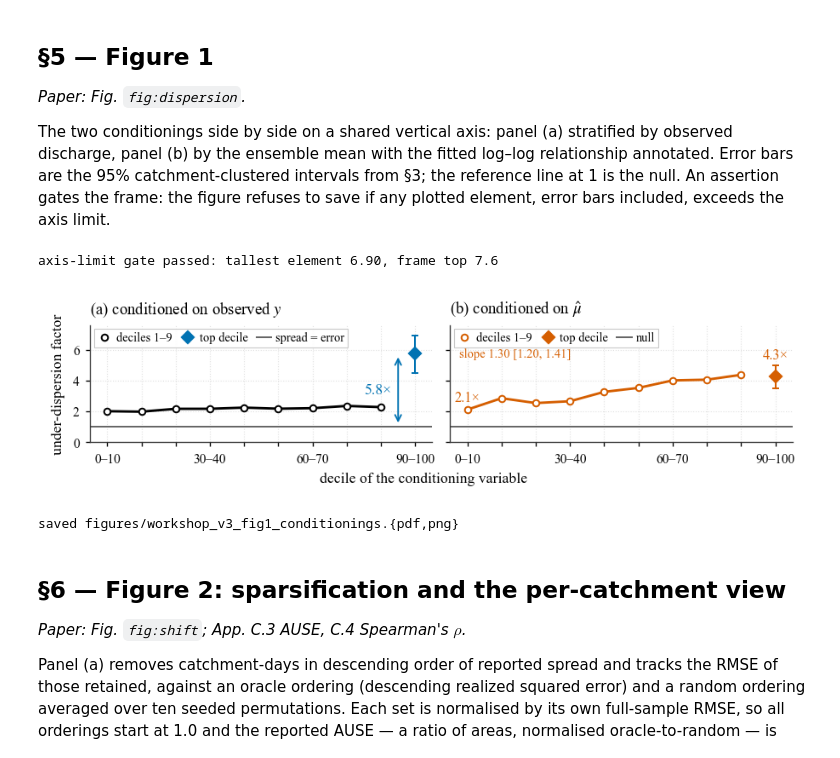
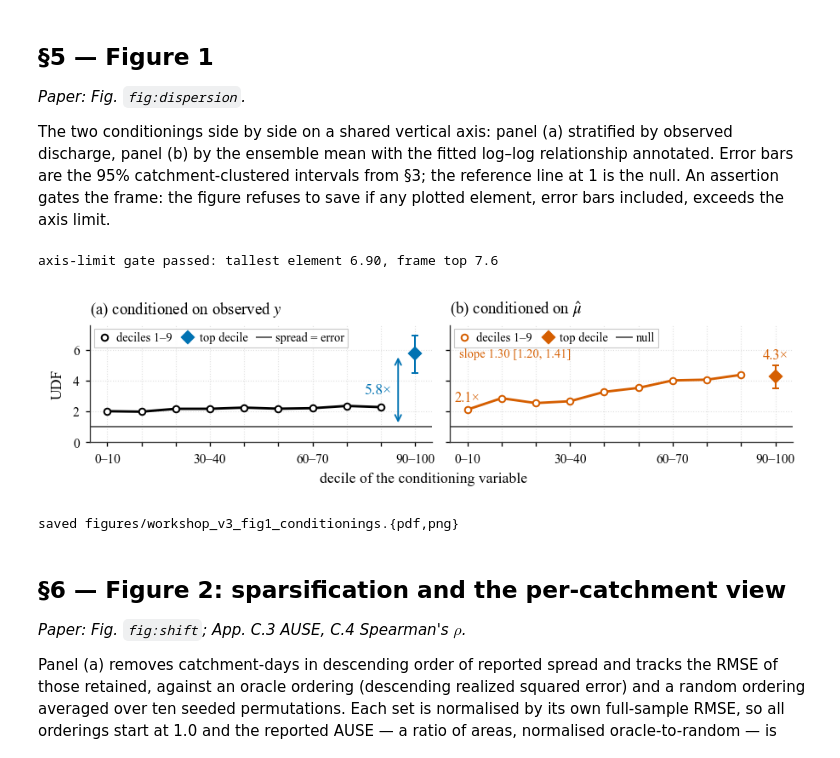
Before and after one commit to justin-gallant/lstm_ensemble_underdispersion, a Jupyter notebook: notebooks/02_workshop_figures.ipynb, the cells around one changed output. Drawn from its saved outputs; the diff is of its cells as text; code cells hidden in the pictures.

```diff
--- a/notebooks/02_workshop_figures.ipynb
+++ b/notebooks/02_workshop_figures.ipynb
@@ -480,7 +480,7 @@ a0.annotate("", xy=(cc[9]-5.0, prof_y[9]), xytext=(cc[9]-5.0, 1.0),
 a0.annotate(f"{prof_y[9]:.1f}×", xy=(cc[9]-7.0, (prof_y[9]+1.0)/2), fontsize=8, color=CP,
             ha="right", va="center")
 frame(a0, ref_label="spread = error")
-a0.set_ylabel("under-dispersion factor")
+a0.set_ylabel("UDF")
 style_legend(a0.legend(loc="upper left", ncol=3, handlelength=1.2, borderpad=0.26,
                        labelspacing=0.15, handletextpad=0.35, columnspacing=0.7, fontsize=6.5))
 a0.set_title(r"(a) conditioned on observed $y$", loc="left", fontsize=8.5)
@@ -490,34 +490,34 @@ a1 = axs[1]
 a1.plot(cc[:9], prof_mu[:9], "-", color=CO, lw=1.3, zorder=5)
 a1.plot(cc[:9], prof_mu[:9], "o", ms=3.4, mfc="white", mec=CO, mew=0.9, zorder=6, label="deciles 1–9")
 a1.errorbar(cc[9], prof_mu[9], yerr=[[prof_mu[9]-lo_m[9]], [hi_m[9]-prof_mu[9]]],
             fmt="none", ecolor=CO, elinewidth=0.9, capsize=2.0, capthick=0.9, zorder=7)
 a1.plot(cc[9], prof_mu[9], "D", ms=4.4, mfc=CO, mec=CO, zorder=8, label="top decile")
 # above the point, not below: at a 0.75in axes height a 0.42-unit drop lands the label on
 # the reference line at 1.0.
 a1.annotate(f"{prof_mu[0]:.1f}×", xy=(cc[0], prof_mu[0]+0.30), fontsize=7.5, color=CO,
             ha="center", va="bottom")
 a1.annotate(f"{prof_mu[9]:.1f}×", xy=(cc[9], hi_m[9]+0.22), fontsize=7.5, color=CO,
             ha="center", va="bottom")
 frame(a1, ref_label="null")
 _lg1 = style_legend(a1.legend(loc="upper left", ncol=3, handlelength=1.2, borderpad=0.26,
                               labelspacing=0.15, handletextpad=0.35, columnspacing=0.7,
                               fontsize=6.5))
 under_legend(a1, _lg1, f"slope {b_mu:.2f} [{ci_b[0]:.2f}, {ci_b[1]:.2f}]",
              fontsize=6.5, color=CO)
 a1.set_title(r"(b) conditioned on $\hat\mu$", loc="left", fontsize=8.5)
 
 assert hi_y[9] <= YTOP and hi_m[9] <= YTOP, "top-decile error bar exceeds the frame"
 assert max(prof_y.max(), prof_mu.max()) <= YTOP, "a plotted point exceeds the frame"
 print(f"axis-limit gate passed: tallest element {max(hi_y[9], hi_m[9]):.2f}, frame top {YTOP}")
 
 fig.supxlabel("decile of the conditioning variable", fontsize=8)
 fig.savefig(FIG_OUT/"workshop_v3_fig1_conditionings.pdf")
 fig.savefig(FIG_OUT/"workshop_v3_fig1_conditionings.png", dpi=400)
 plt.show()
 print("saved figures/workshop_v3_fig1_conditionings.{pdf,png}")
 # %% [output]
 axis-limit gate passed: tallest element 6.90, frame top 7.6
-[figure, old version]
+[figure, new version]
 saved figures/workshop_v3_fig1_conditionings.{pdf,png}
 # %% [markdown]
 ## §6 — Figure 2: sparsification and the per-catchment view
```
Also changed, not shown: parts of 1 cell of this notebook.
